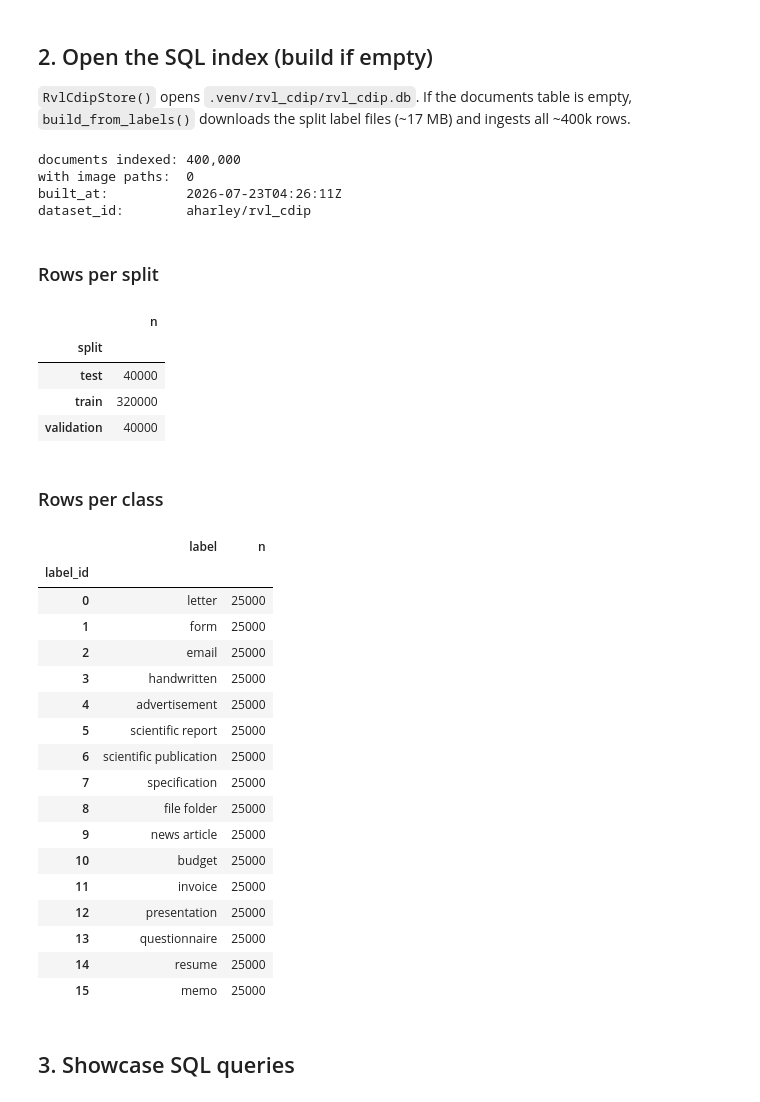
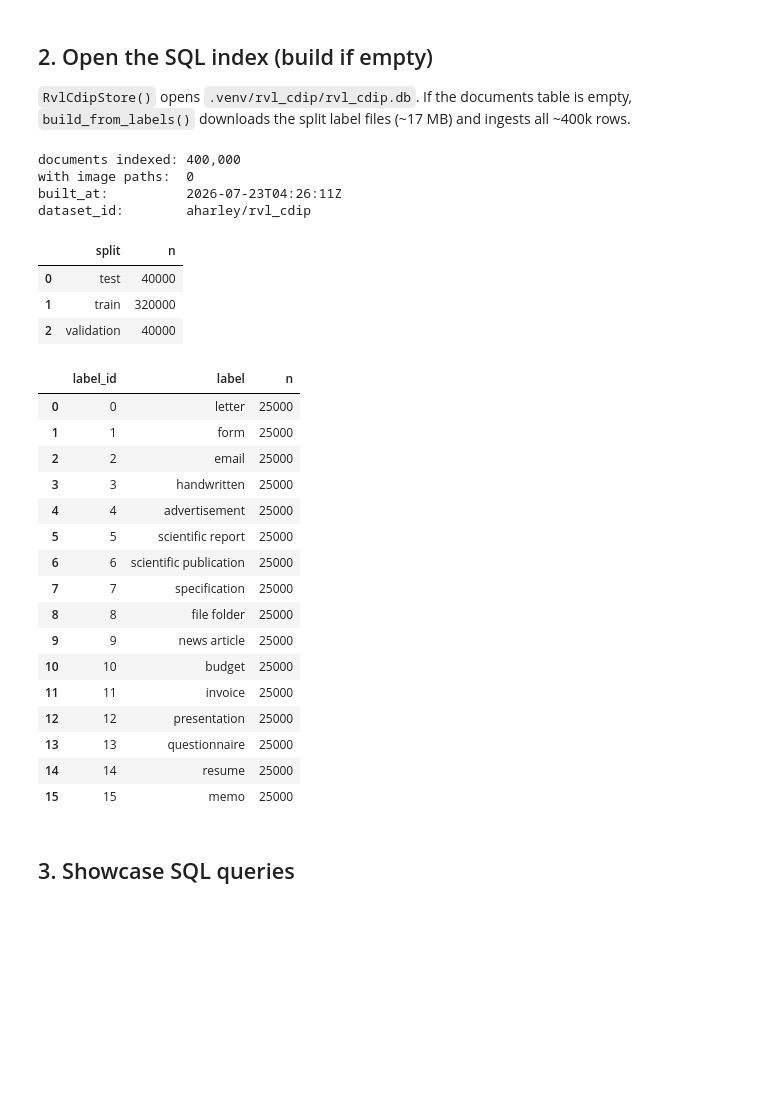
Before and after one commit to Exios66/smol-doc-analyzer, a Jupyter notebook: notebooks/rvl_cdip_recreation_sampling.ipynb, the cells around one changed output. Saved outputs shown, nothing was run; the diff lists cells and outputs as text; code cells hidden in the pictures; blank space fills up the shorter version.

```diff
--- a/notebooks/rvl_cdip_recreation_sampling.ipynb
+++ b/notebooks/rvl_cdip_recreation_sampling.ipynb
@@ -35,7 +35,7 @@ from pathlib import Path
 
 import matplotlib.pyplot as plt
 import pandas as pd
-from IPython.display import JSON, Markdown, display
+from IPython.display import Markdown, display
 
 CWD = Path.cwd().resolve()
 # Walk up from docs/notebooks/ (or notebooks/) until pyproject.toml is found.
@@ -52,10 +52,6 @@ from src.utils.io import write_json, write_jsonl
 
 logging.basicConfig(level=logging.INFO, format="%(levelname)s %(name)s: %(message)s")
 
-pd.set_option("display.max_colwidth", 72)
-pd.set_option("display.width", 120)
-pd.set_option("display.max_rows", 40)
-
 DEMO = REPO_ROOT / "data" / "notebook_demo" / "rvl_cdip_recreation"
 DEMO.mkdir(parents=True, exist_ok=True)
 
@@ -70,11 +66,7 @@ print(f"repo:     {REPO_ROOT}")
 print(f"db:       {default_db_path()}")
 print(f"demo out: {DEMO}")
 print(f"SEED={SEED}  N_PER_CLASS={N_PER_CLASS}  SPLIT_FILTER={SPLIT_FILTER!r}")
-display(
-    pd.DataFrame(
-        {"label_id": range(len(LABEL_NAMES)), "label": list(LABEL_NAMES)}
-    ).set_index("label_id")
-)
+print(f"classes:  {len(LABEL_NAMES)} → {list(enumerate(LABEL_NAMES))}")
 # %% [output]
 repo:     /Users/morningstar/Desktop/Cold_Storage/smol-doc-analyzer
 db:       /Users/morningstar/Desktop/Cold_Storage/smol-doc-analyzer/.venv/rvl_cdip/rvl_cdip.db
@@ -107,62 +82,50 @@ ingests all ~400k rows.
 # %%
 store = RvlCdipStore()
 summary = store.summary()
 print(f"documents indexed: {summary['documents']:,}")
 print(f"with image paths:  {summary['with_image_abspath']:,}")
 print(f"built_at:          {summary.get('built_at')}")
 print(f"dataset_id:        {summary.get('dataset_id')}")
 
 if summary["documents"] == 0:
-    print("Index empty - building from Hub label files (safe; no 38 GB archive)...")
+    print("Index empty — building from Hub label files (safe; no 38 GB archive)…")
     stats = store.build_from_labels()
     summary = store.summary()
     print("build stats:", stats)
     print(f"documents indexed: {summary['documents']:,}")
 
 assert summary["documents"] > 0, (
     "RVL-CDIP index is empty. Run: python -m src.rvl_cdip build"
 )
 
-by_split_df = pd.DataFrame(summary["by_split"]).set_index("split")
-by_label_df = (
-    pd.DataFrame(summary["by_label"])
-    .sort_values("label_id")
-    .set_index("label_id")
-)
-display(Markdown("### Rows per split"))
-display(by_split_df)
-display(Markdown("### Rows per class"))
-display(by_label_df)
+display(pd.DataFrame(summary["by_split"]))
+display(pd.DataFrame(summary["by_label"]))
 # %% [output]
 documents indexed: 400,000
 with image paths:  0
 built_at:          2026-07-23T04:26:11Z
 dataset_id:        aharley/rvl_cdip
-### Rows per split
-|  | n |
-| split |  |
-| test | 40000 |
-| train | 320000 |
-| validation | 40000 |
+|  | split | n |
+| 0 | test | 40000 |
+| 1 | train | 320000 |
+| 2 | validation | 40000 |
-### Rows per class
-|  | label | n |
-| label_id |  |  |
-| 0 | letter | 25000 |
-| 1 | form | 25000 |
-| 2 | email | 25000 |
-| 3 | handwritten | 25000 |
-| 4 | advertisement | 25000 |
-| 5 | scientific report | 25000 |
-| 6 | scientific publication | 25000 |
-| 7 | specification | 25000 |
-| 8 | file folder | 25000 |
-| 9 | news article | 25000 |
-| 10 | budget | 25000 |
-| 11 | invoice | 25000 |
-| 12 | presentation | 25000 |
-| 13 | questionnaire | 25000 |
-| 14 | resume | 25000 |
-| 15 | memo | 25000 |
+|  | label_id | label | n |
+| 0 | 0 | letter | 25000 |
+| 1 | 1 | form | 25000 |
+| 2 | 2 | email | 25000 |
+| 3 | 3 | handwritten | 25000 |
+| 4 | 4 | advertisement | 25000 |
+| 5 | 5 | scientific report | 25000 |
+| 6 | 6 | scientific publication | 25000 |
+| 7 | 7 | specification | 25000 |
+| 8 | 8 | file folder | 25000 |
+| 9 | 9 | news article | 25000 |
+| 10 | 10 | budget | 25000 |
+| 11 | 11 | invoice | 25000 |
+| 12 | 12 | presentation | 25000 |
+| 13 | 13 | questionnaire | 25000 |
+| 14 | 14 | resume | 25000 |
+| 15 | 15 | memo | 25000 |
 # %% [markdown]
 ## 3. Showcase SQL queries
 # %% [markdown]
```
Also changed, not shown: parts of 11 cells of this notebook, 2 other files.
